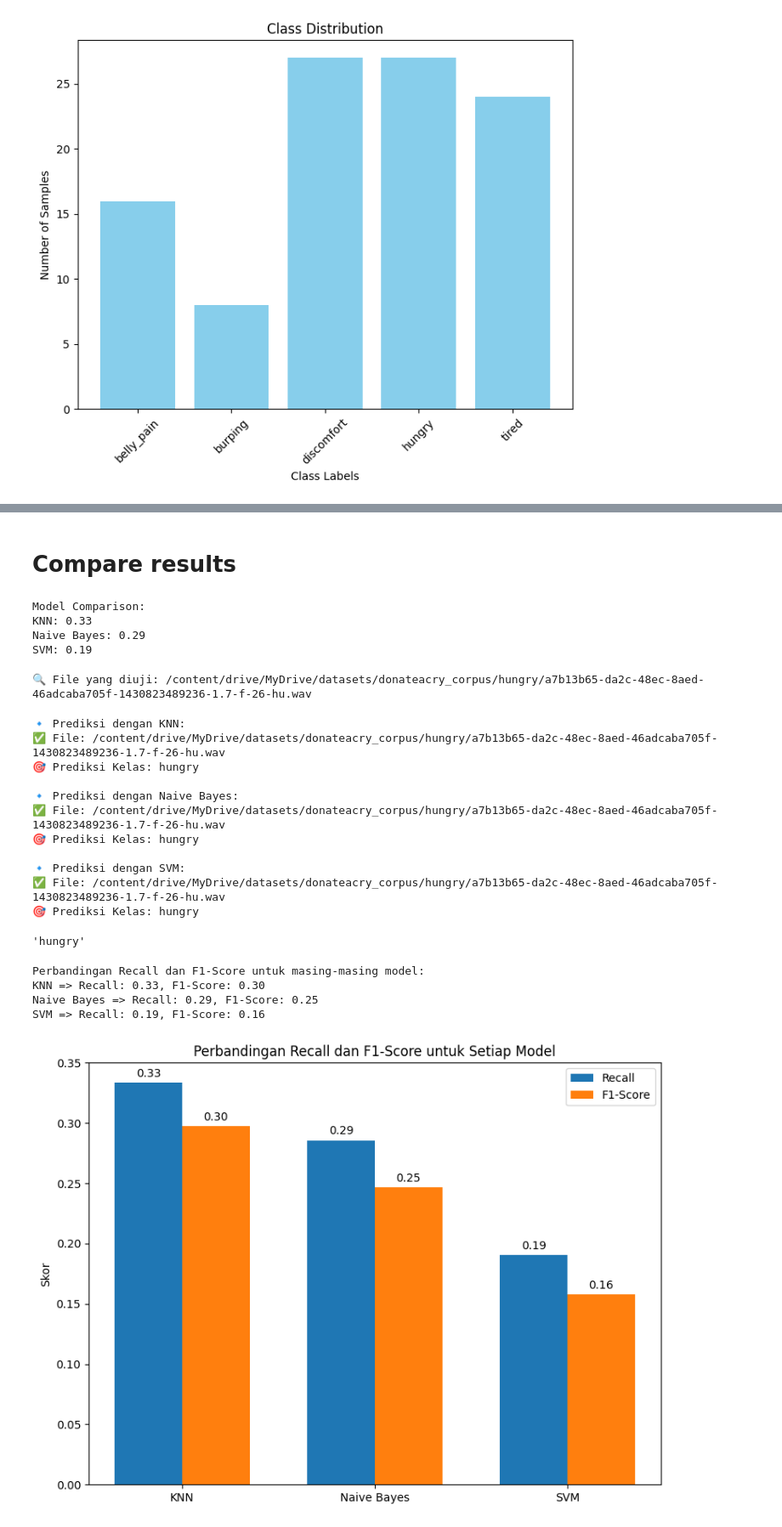
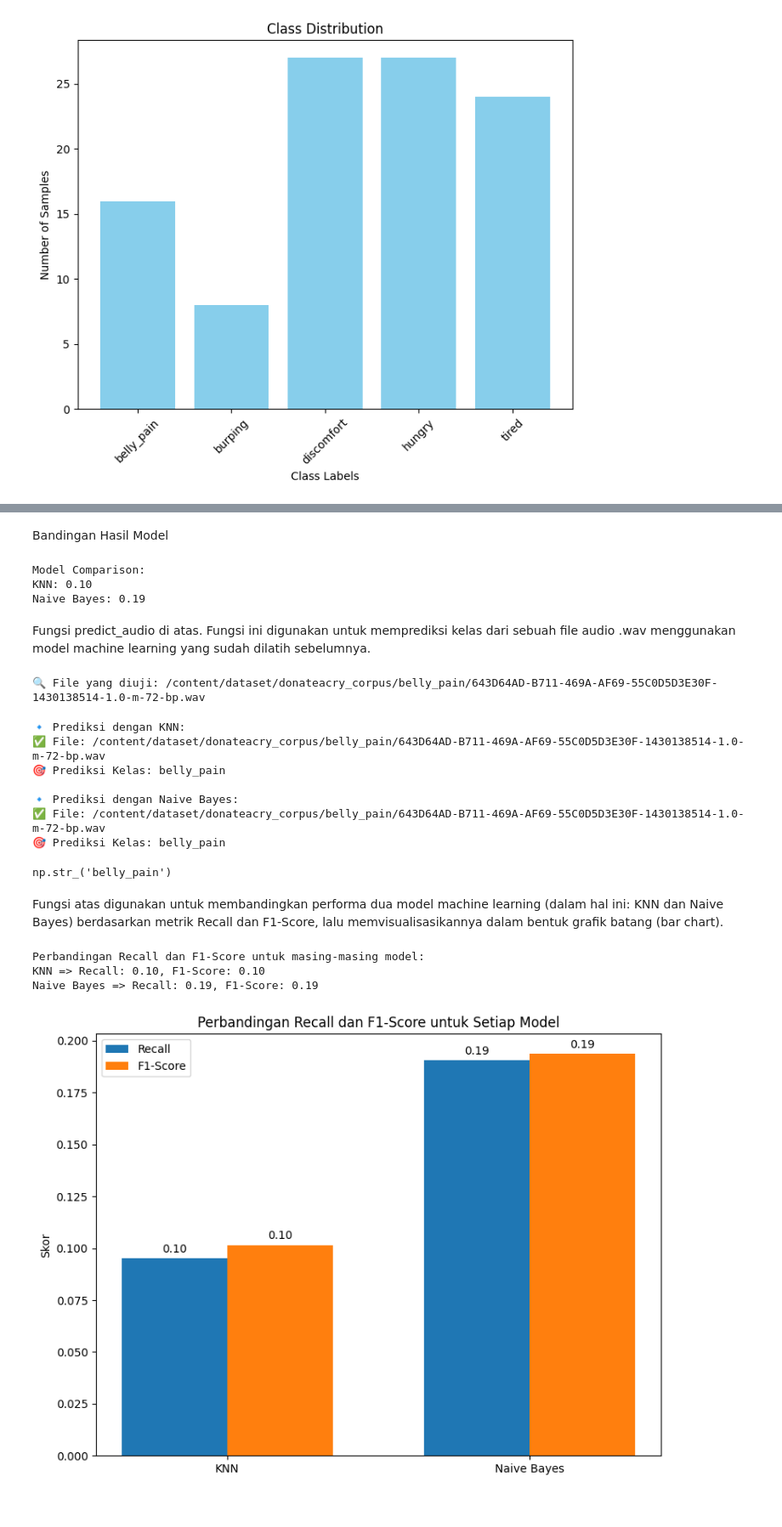
Before and after one commit to ugm-mie212405-AY2425S2/Assignment, a Jupyter notebook: Tugas 1 Sinyal 1 Dimensi/tugas1.ipynb, the cells around one changed output, grey strips where cells are left out. Shown at 85% size. Saved outputs shown, nothing was run; the diff lists cells and outputs as text; code cells hidden in the pictures.

```diff
--- a/Tugas 1 Sinyal 1 Dimensi/tugas1.ipynb
+++ b/Tugas 1 Sinyal 1 Dimensi/tugas1.ipynb
@@ -75,7 +148,7 @@ import os
 import librosa
 import numpy as np
 
-base_dir = "/content/drive/MyDrive/datasets/donateacry_corpus"
+base_dir = "/content/dataset/donateacry_corpus"
 
 mfcc_list = []
 labels = []
@@ -136,10 +223,10 @@ y_test shape: (21,)
 # %%
 n_samples, n_mfcc, n_frames = X_train.shape
-X_train_2d = X_train.reshape(n_samples, n_mfcc * n_frames)
-X_test_2d = X_test.reshape(X_test.shape[0], n_mfcc * n_frames)
+X_train_1d = X_train.reshape(n_samples, n_mfcc * n_frames)
+X_test_1d = X_test.reshape(X_test.shape[0], n_mfcc * n_frames)
 
-print(f"X_train_2d shape: {X_train_2d.shape}")
-print(f"X_test_2d shape: {X_test_2d.shape}")
+print(f"X_train_1d shape: {X_train_1d.shape}")
+print(f"X_test_1d shape: {X_test_1d.shape}")
 # %% [output]
 X_train_2d shape: (81, 10000)
 X_test_2d shape: (21, 10000)
@@ -174,5 +263,5 @@ Class distribution:
 # %%
 knn_model = KNeighborsClassifier(n_neighbors=2)
-knn_model.fit(X_train_2d, y_train)
-knn_metrics = evaluate_model(knn_model, X_test_2d, y_test, label_encoder.classes_)
+knn_model.fit(X_train_1d, y_train)
+knn_metrics = evaluate_model(knn_model, X_test_1d, y_test, label_encoder.classes_)
 # %% [output]
@@ -184,6 +273,6 @@ F1-Score: 0.30
 # %%
 # Naive Bayes
 nb_model = GaussianNB()
-nb_model.fit(X_train_2d, y_train)
-nb_metrics = evaluate_model(nb_model, X_test_2d, y_test, label_encoder.classes_)
+nb_model.fit(X_train_1d, y_train)
+nb_metrics = evaluate_model(nb_model, X_test_1d, y_test, label_encoder.classes_)
 # %% [output]
@@ -206,10 +284,10 @@ F1-Score: 0.16
-# %% [markdown]
-# Compare results
+# %% [markdown]
+Bandingan Hasil Model
 # %%
 results = {
     "KNN": knn_metrics["Accuracy"],
     "Naive Bayes": nb_metrics["Accuracy"],
-    "SVM": svm_metrics["Accuracy"]
+
 }
 
 print("\nModel Comparison:")
@@ -217,9 +295,10 @@ for model, acc in results.items():
     print(f"{model}: {acc:.2f}")
 # %% [output]
 Model Comparison:
-KNN: 0.33
-Naive Bayes: 0.29
-SVM: 0.19
+KNN: 0.10
+Naive Bayes: 0.19
+# %% [markdown]
+Fungsi predict_audio di atas. Fungsi ini digunakan untuk memprediksi kelas dari sebuah file audio .wav menggunakan model machine learning yang sudah dilatih sebelumnya.
 # %%
 def predict_audio(model, file_path, label_encoder, fixed_length=100):
     # Ekstraksi fitur MFCC dari file audio
@@ -255,29 +334,24 @@ random_file_path = os.path.join(random_folder_path, random_file)
 
 print(f"🔍 File yang diuji: {random_file_path}")
 # %% [output]
-🔍 File yang diuji: /content/drive/MyDrive/datasets/donateacry_corpus/hungry/a7b13b65-da2c-48ec-8aed-46adcaba705f-1430823489236-1.7-f-26-hu.wav
+🔍 File yang diuji: /content/dataset/donateacry_corpus/belly_pain/643D64AD-B711-469A-AF69-55C0D5D3E30F-1430138514-1.0-m-72-bp.wav
 # %%
 print("\n🔹 Prediksi dengan KNN:")
 predict_audio(knn_model, random_file_path, label_encoder)
 
 print("\n🔹 Prediksi dengan Naive Bayes:")
 predict_audio(nb_model, random_file_path, label_encoder)
-
-print("\n🔹 Prediksi dengan SVM:")
-predict_audio(svm_model, random_file_path, label_encoder)
 # %% [output]
 🔹 Prediksi dengan KNN:
-✅ File: /content/drive/MyDrive/datasets/donateacry_corpus/hungry/a7b13b65-da2c-48ec-8aed-46adcaba705f-1430823489236-1.7-f-26-hu.wav
-🎯 Prediksi Kelas: hungry
+✅ File: /content/dataset/donateacry_corpus/belly_pain/643D64AD-B711-469A-AF69-55C0D5D3E30F-1430138514-1.0-m-72-bp.wav
+🎯 Prediksi Kelas: belly_pain
 
 🔹 Prediksi dengan Naive Bayes:
-✅ File: /content/drive/MyDrive/datasets/donateacry_corpus/hungry/a7b13b65-da2c-48ec-8aed-46adcaba705f-1430823489236-1.7-f-26-hu.wav
-🎯 Prediksi Kelas: hungry
-
-🔹 Prediksi dengan SVM:
-✅ File: /content/drive/MyDrive/datasets/donateacry_corpus/hungry/a7b13b65-da2c-48ec-8aed-46adcaba705f-1430823489236-1.7-f-26-hu.wav
-🎯 Prediksi Kelas: hungry
+✅ File: /content/dataset/donateacry_corpus/belly_pain/643D64AD-B711-469A-AF69-55C0D5D3E30F-1430138514-1.0-m-72-bp.wav
+🎯 Prediksi Kelas: belly_pain
-'hungry'
+np.str_('belly_pain')
+# %% [markdown]
+Fungsi atas digunakan untuk membandingkan performa dua model machine learning (dalam hal ini: KNN dan Naive Bayes) berdasarkan metrik Recall dan F1-Score, lalu memvisualisasikannya dalam bentuk grafik batang (bar chart).
 # %%
 import matplotlib.pyplot as plt
 import numpy as np
@@ -285,9 +359,9 @@ import numpy as np
 # Misal, knn_metrics, nb_metrics, dan svm_metrics sudah dihitung dengan fungsi evaluate_model sebelumnya
 
 # Mengumpulkan metrik dari setiap model
-models = ["KNN", "Naive Bayes", "SVM"]
-recall_scores = [knn_metrics["Recall"], nb_metrics["Recall"], svm_metrics["Recall"]]
-f1_scores = [knn_metrics["F1-Score"], nb_metrics["F1-Score"], svm_metrics["F1-Score"]]
+models = ["KNN", "Naive Bayes"]
+recall_scores = [knn_metrics["Recall"], nb_metrics["Recall"]]
+f1_scores = [knn_metrics["F1-Score"], nb_metrics["F1-Score"]]
 
 # Menampilkan metrik di konsol
 print("Perbandingan Recall dan F1-Score untuk masing-masing model:")
@@ -299,34 +373,33 @@ x = np.arange(len(models))  # label posisi untuk tiap model
 width = 0.35  # lebar batang
 
 fig, ax = plt.subplots(figsize=(8,6))
 rects1 = ax.bar(x - width/2, recall_scores, width, label='Recall')
 rects2 = ax.bar(x + width/2, f1_scores, width, label='F1-Score')
 
 # Tambahkan label, judul, dan keterangan sumbu
 ax.set_ylabel('Skor')
 ax.set_title('Perbandingan Recall dan F1-Score untuk Setiap Model')
 ax.set_xticks(x)
 ax.set_xticklabels(models)
 ax.legend()
 
 # Menambahkan nilai di atas tiap batang
 def add_labels(rects):
     for rect in rects:
         height = rect.get_height()
         ax.annotate(f'{height:.2f}',
                     xy=(rect.get_x() + rect.get_width() / 2, height),
                     xytext=(0, 3),  # jarak 3 titik ke atas
                     textcoords="offset points",
                     ha='center', va='bottom')
 
 add_labels(rects1)
 add_labels(rects2)
 
 fig.tight_layout()
 plt.show()
 # %% [output]
 Perbandingan Recall dan F1-Score untuk masing-masing model:
-KNN => Recall: 0.33, F1-Score: 0.30
-Naive Bayes => Recall: 0.29, F1-Score: 0.25
-SVM => Recall: 0.19, F1-Score: 0.16
+KNN => Recall: 0.10, F1-Score: 0.10
+Naive Bayes => Recall: 0.19, F1-Score: 0.19
-[figure, old version]
+[figure, new version]
```
Also changed, not shown: parts of 34 cells of this notebook, 2 other files.
